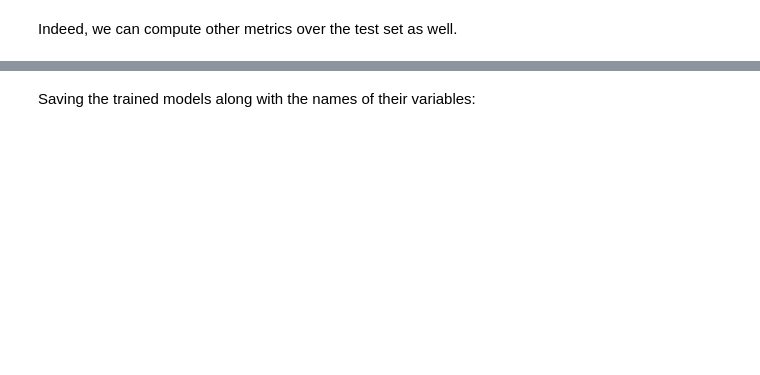
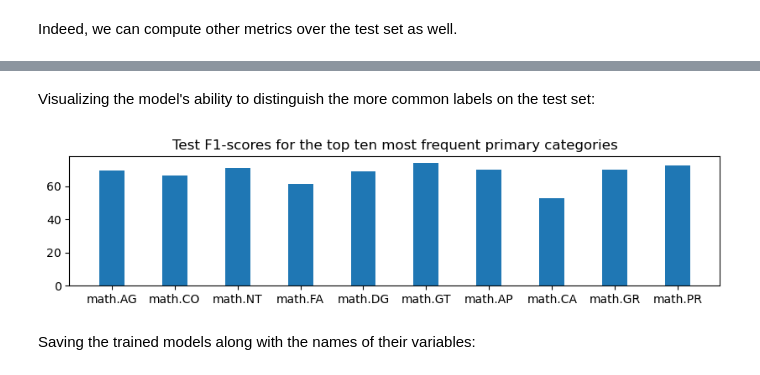
Before and after one commit to FilomKhash/Math-Preprint-Classifier, a Jupyter notebook: Math Archive Primary Category Prediction.ipynb, the cells around one changed output, grey strips where cells are left out. Saved outputs shown, nothing was run; the diff lists cells and outputs as text; code cells hidden in the pictures; blank space fills up the shorter version.

```diff
--- a/Math Archive Primary Category Prediction.ipynb
+++ b/Math Archive Primary Category Prediction.ipynb
@@ -346,3 +355,22 @@ Metrics for predicting the primary arXiv category based on the cleaned text:
+# %% [markdown]
+Visualizing the model's ability to distinguish the more common labels on the test set:
+# %%
+fig=plt.figure(figsize=(10,2))
+ax=fig.add_subplot(1,1,1)
+
+f1_percentages=100*f1_score(y_test, y_pred, average=None)
+
+top_index=np.argsort(np.asarray((-data.iloc[:,1:]).sum()))[:10]
+top_categories=(-data.iloc[:,1:]).sum().index[top_index]
+
+#Top 10 most frequent primary categories (bar chart)
+ax.bar(x=top_categories,
+        height=f1_percentages[top_index],width=0.4)
+ax.set_title('Test F1-scores for the top ten most frequent primary categories')
+
+plt.show()
+# %% [output]
+[figure, added]
 # %% [markdown]
 Saving the trained models along with the names of their variables:
 # %%
```
Also changed, not shown: parts of 6 cells of this notebook, 4 other files.
